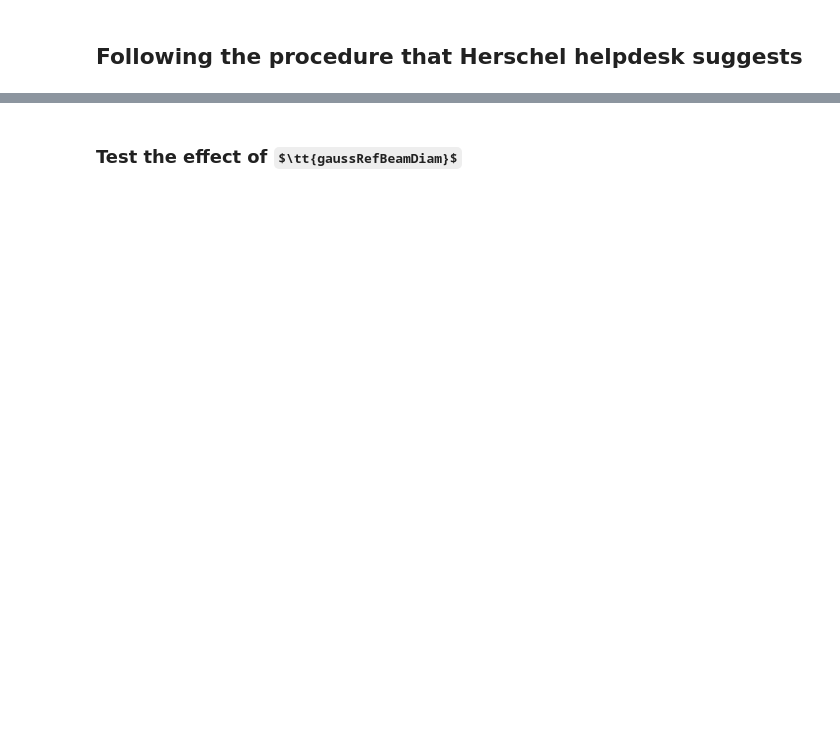
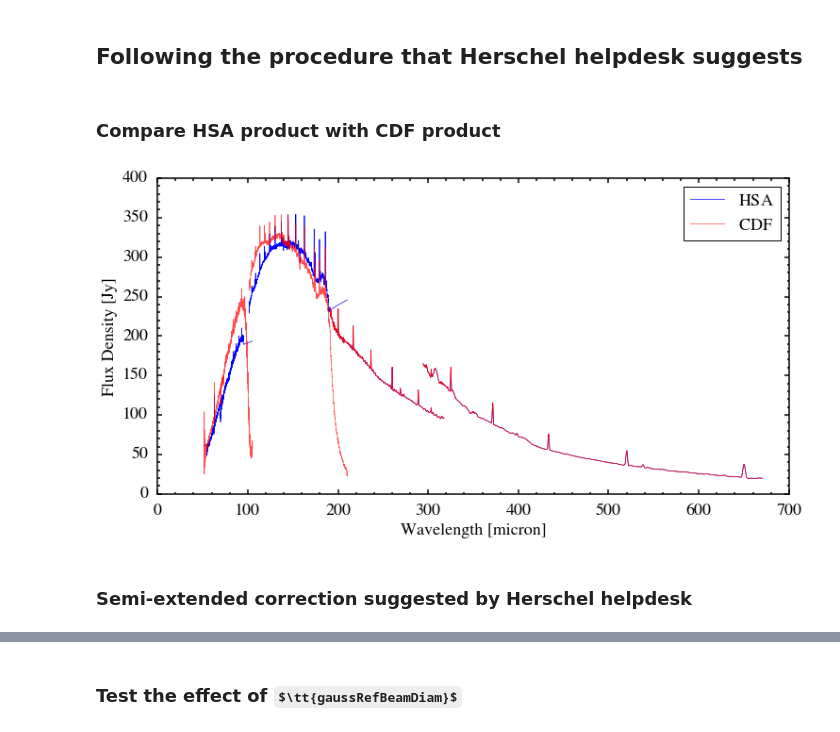
Before and after one commit to yaolun/sa, a Jupyter notebook: HIPE_calibration_testing.ipynb, the cells around one changed output, grey strips where cells are left out. Cells and saved outputs as stored; diff of their text form; code cells hidden in the pictures; some formulas as TeX source; blank space fills up the shorter version.

Commit message:
update PACS and SPIRE calibration

```diff
--- a/HIPE_calibration_testing.ipynb
+++ b/HIPE_calibration_testing.ipynb
@@ -2,6 +2,72 @@
 %matplotlib inline
 # %% [markdown]
 ## Following the procedure that Herschel helpdesk suggests
+# %% [markdown]
+### Compare HSA product with CDF product
+# %%
+from astropy.io import ascii, fits
+import astropy.constants as const
+import matplotlib.pyplot as plt
+
+c = const.c.cgs.value
+
+# read HSA products
+pacs_spec = []
+pacs_ver = 'spec3x3'
+for cam in ['b1','b2','r1','r2']:
+    pacs_spec.append(ascii.read('/Users/yaolun/bhr71/calibration_testing/HSA/BHR71_'+pacs_ver+'_'+cam+'.txt',
+                                data_start=4, names=['wave','flux']))
+
+spire = fits.open('/Users/yaolun/bhr71/calibration_testing/HSA/bhr71_spire_point_apod.fits')
+slw = [c/1e5/spire[5].data.field(0), spire[5].data.field(1)]
+ssw = [c/1e5/spire[18].data.field(0), spire[18].data.field(1)]
+
+# read CDF products
+pacs_c = ascii.read('/Users/yaolun/bhr71/data/Herschel_spec/BHR71_central9Spaxels_PointSourceCorrected_trim.txt',
+                      names=['wave','flux'], data_start=1)
+# read the CDF pacs products by camera
+pacs_spec_cdf = []
+for foo in ['1342212230_blue','1342212230_red','1342212231_blue','1342212231_red']:
+    pacs_spec_cdf.append(ascii.read(
+        '/Users/yaolun/bhr71/calibration_testing/CDF/BHR71_'+pacs_ver+
+        '_OBSID_'+foo+'_finalcubes_slice00_os8_sf7.fits.txt',
+        names=['wave','flux'], data_start=4))
+
+spire_c = fits.open('/Users/yaolun/bhr71/fitting/BHR71/spire/data/fits/1342248249_HR_spectrum_point_apod.fits')
+slw_cdf = [c/1e5/spire_c[5].data.field(0), spire_c[5].data.field(1)]
+ssw_cdf = [c/1e5/spire_c[18].data.field(0), spire_c[18].data.field(1)]
+
+# plot
+fig = plt.figure(figsize=(12,6))
+ax = fig.add_subplot(111)
+
+# plot HSA
+for i in range(len(pacs_spec)):
+    pacs_hsa, = ax.plot(pacs_spec[i]['wave'], pacs_spec[i]['flux'], color='b', linestyle='-', linewidth=0.7)
+spire_hsa, = ax.plot(slw[0], slw[1], color='b', linestyle='-', linewidth=0.7)
+ax.plot(ssw[0], ssw[1], color='b', linestyle='-', linewidth=0.7)
+
+# plot CDF
+for i in range(len(pacs_spec_cdf)):
+    pacs_cdf, = ax.plot(pacs_spec_cdf[i]['wave'], pacs_spec_cdf[i]['flux'],
+                        color='r', linestyle='-', linewidth=0.7, alpha=0.7)
+# pacs_cdf, = ax.plot(pacs_c['wave'], pacs_c['flux'], color='r', linestyle='-', linewidth=0.7)
+spire_cdf, = ax.plot(slw_cdf[0], slw_cdf[1], color='r', linestyle='-', linewidth=0.7)
+ax.plot(ssw_cdf[0], ssw_cdf[1], color='r', linestyle='-', linewidth=0.7)
+
+ax.legend([pacs_hsa, pacs_cdf], [r'$\rm{HSA}$', r'$\rm{CDF}$'], fontsize=18, numpoints=1)
+[ax.spines[axis].set_linewidth(1.5) for axis in ['top','bottom','left','right']]
+ax.minorticks_on()
+ax.tick_params('both',labelsize=18,width=1.5,which='major',pad=10,length=5)
+ax.tick_params('both',labelsize=18,width=1.5,which='minor',pad=10,length=2.5)
+ax.set_xlabel('Wavelength [micron]', fontsize=18)
+ax.set_ylabel('Flux Density [Jy]', fontsize=18)
+fig.savefig('/Users/yaolun/bhr71/calibration_testing/cdf_hsa.pdf',
+            format='pdf', dpi=300, bbox_inches='tight')
+# %% [output]
+[figure, added]
+# %% [markdown]
+### Semi-extended correction suggested by Herschel helpdesk
 # %%
 name = 'tophat21'
 # %%
```
Also changed, not shown: parts of 6 cells of this notebook, 4 other files.
